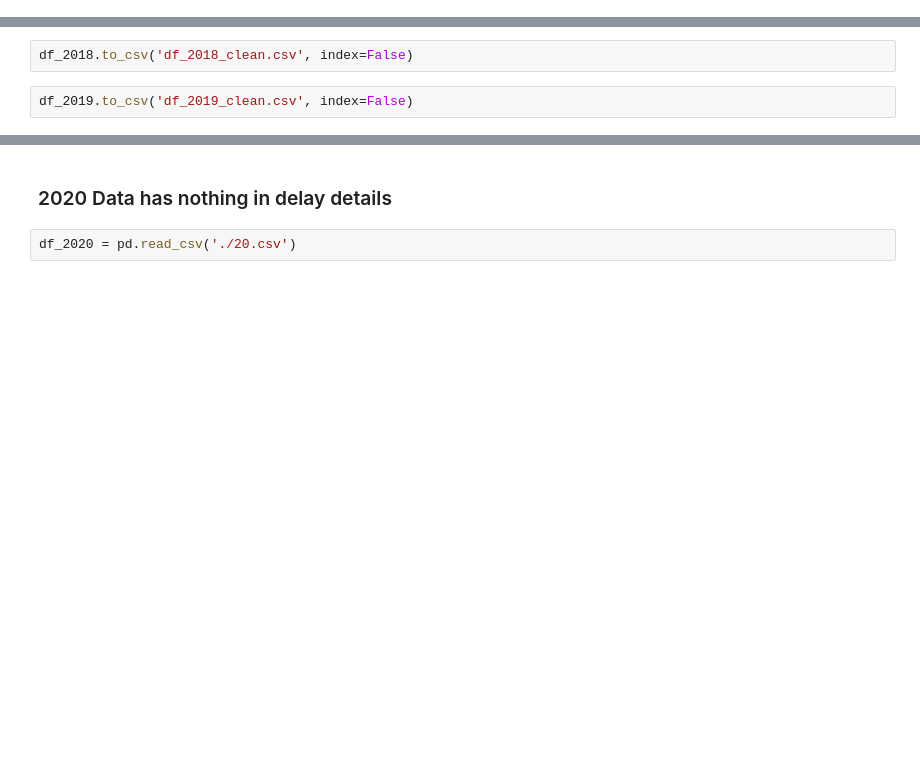
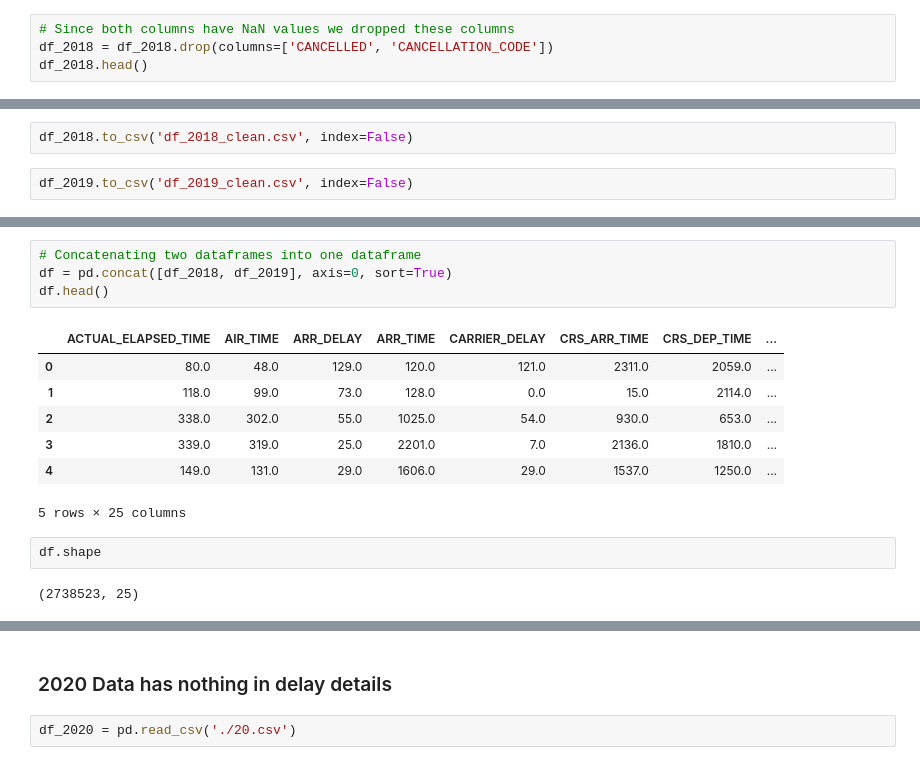
Before and after one commit to Feritaba/Data_visualization, a Jupyter notebook: Project 1 - Data Visualization.ipynb, the cells around one changed output, grey strips where cells are left out. Saved outputs shown, nothing was run; the diff lists cells and outputs as text; blank space fills up the shorter version.

```diff
--- a/Project 1 - Data Visualization.ipynb
+++ b/Project 1 - Data Visualization.ipynb
@@ -84,0 +108,4 @@ df_2018.head()
+# %%
+# Since both columns have NaN values we dropped these columns
+df_2018 = df_2018.drop(columns=['CANCELLED', 'CANCELLATION_CODE'])
+df_2018.head()
@@ -125,0 +192,16 @@ df_2019.to_csv('df_2019_clean.csv', index=False)
+# %%
+# Concatenating two dataframes into one dataframe
+df = pd.concat([df_2018, df_2019], axis=0, sort=True)
+df.head()
+# %% [output]
+|  | ACTUAL_ELAPSED_TIME | AIR_TIME | ARR_DELAY | ARR_TIME | CARRIER_DELAY | CRS_ARR_TIME | CRS_DEP_TIME | ... |
+| 0 | 80.0 | 48.0 | 129.0 | 120.0 | 121.0 | 2311.0 | 2059.0 | ... |
+| 1 | 118.0 | 99.0 | 73.0 | 128.0 | 0.0 | 15.0 | 2114.0 | ... |
+| 2 | 338.0 | 302.0 | 55.0 | 1025.0 | 54.0 | 930.0 | 653.0 | ... |
+| 3 | 339.0 | 319.0 | 25.0 | 2201.0 | 7.0 | 2136.0 | 1810.0 | ... |
+| 4 | 149.0 | 131.0 | 29.0 | 1606.0 | 29.0 | 1537.0 | 1250.0 | ... |
+5 rows × 25 columns
+# %%
+df.shape
+# %% [output]
+(2738523, 25)
```
Also changed, not shown: parts of 30 cells of this notebook, 1 other file.
